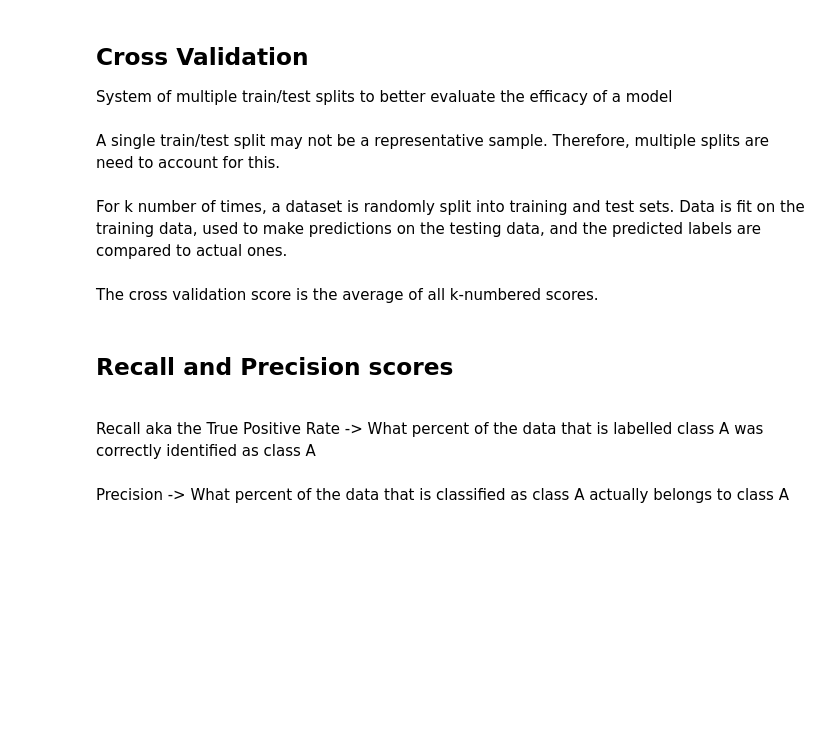
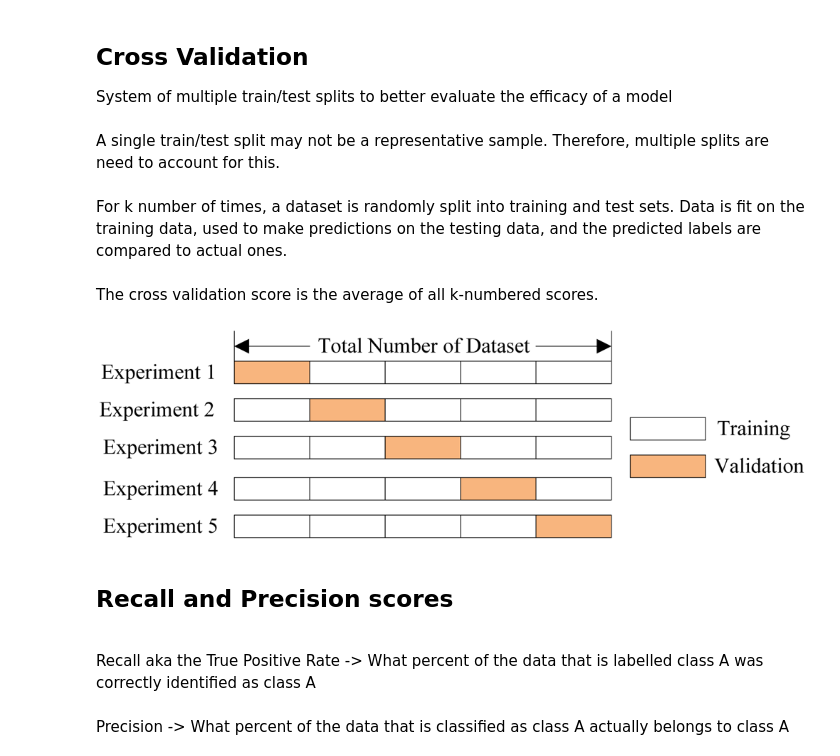
Before and after one commit to GeorgeMcIntire/lingcon_workshop, a Jupyter notebook: sklearn demo.ipynb, the cells around one changed output. Drawn from its saved outputs; the diff is of its cells as text; code cells hidden in the pictures; blank space fills up the shorter version.

```diff
--- a/sklearn demo.ipynb
+++ b/sklearn demo.ipynb
@@ -235,7 +211,9 @@ For k number of times, a dataset is randomly split into training and test sets.
 <br><br>
 The cross validation score is the average of all k-numbered scores.
 # %%
-Image("cross_val.png")
+Image("images/cross_val.png")
+# %% [output]
+[figure, added]
 # %%
 #Apply the cross_val_score method to the data using a knn model with 5 neighbors
 cv_scores =
```
Also changed, not shown: parts of 23 cells of this notebook.
